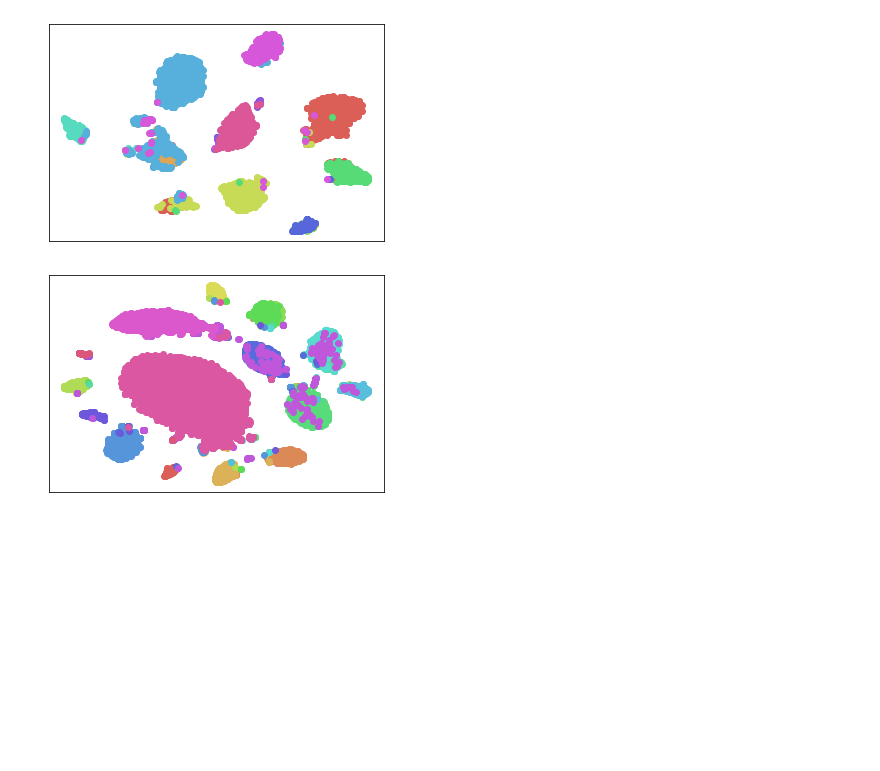
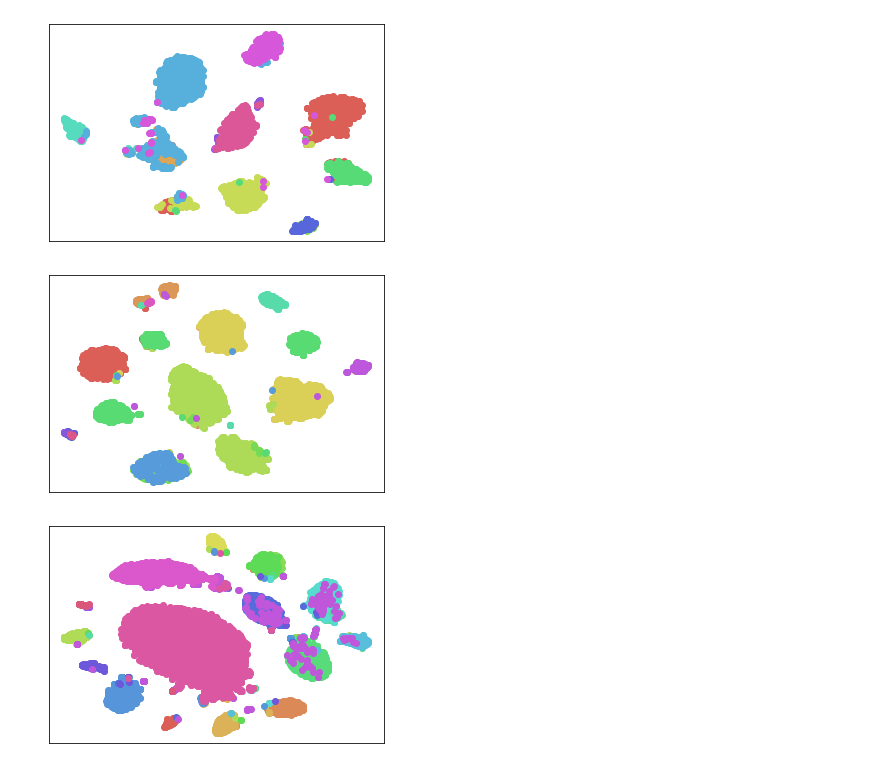
Before and after one commit to Junseok0207/scGPCL, a Jupyter notebook: reproduce.ipynb, the cells around one changed output. Saved outputs shown, nothing was run; the diff lists cells and outputs as text; code cells hidden in the pictures; blank space fills up the shorter version.

```diff
--- a/reproduce.ipynb
+++ b/reproduce.ipynb
@@ -223,6 +242,10 @@ visualize(name='10X_PBMC')
 visualize(name='Human_kidney_cells')
 # %% [output]
 [figure]
+# %%
+visualize(name='Baron')
+# %% [output]
+[figure, added]
 # %%
 visualize(name='Shekhar')
 # %% [output]
```
Also changed, not shown: parts of 13 cells of this notebook, 1 other file.
